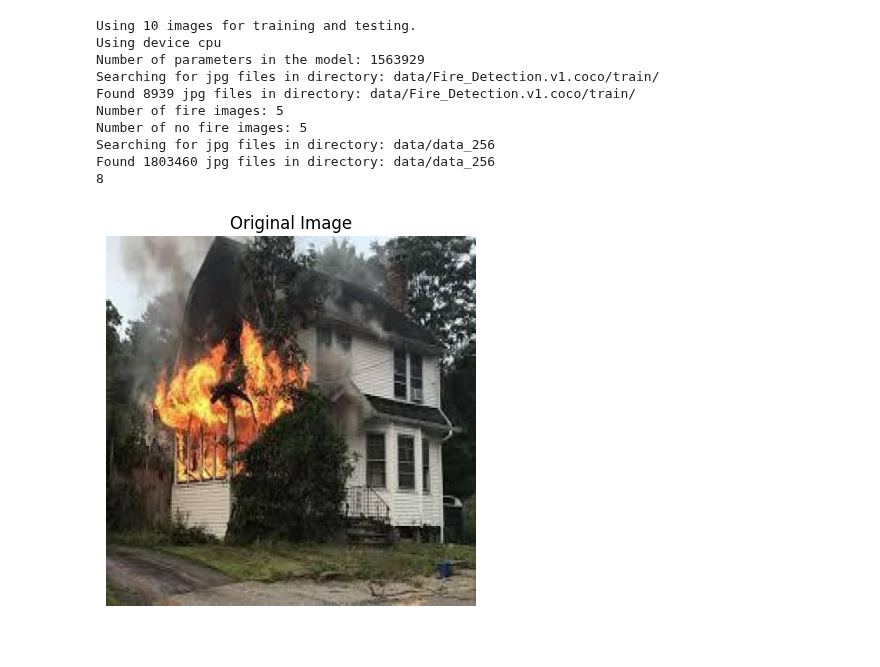
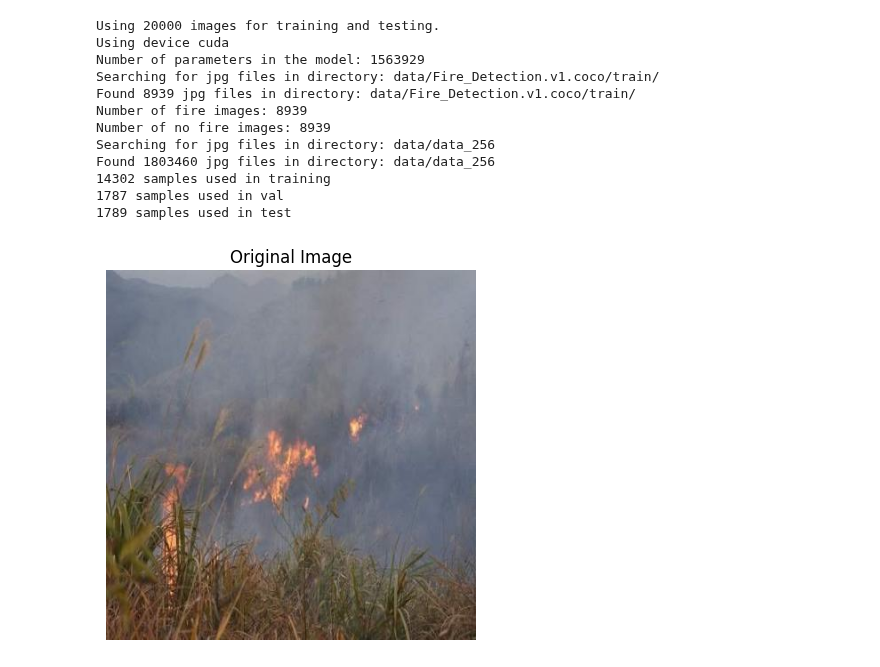
Before and after one commit to 4di03/FireDetection, a Jupyter notebook: train_cnn.ipynb, the cells around one changed output. Cells and saved outputs as stored; diff of their text form; code cells hidden in the pictures.

```diff
--- a/train_cnn.ipynb
+++ b/train_cnn.ipynb
@@ -3,8 +3,8 @@
 from train_cnn import TrainingModel, train_cnn, TRANSFORM, ModelWithTransform, get_image_data, visualize_loss_curve, visualize_layer_weights, TrainingParameters
 import torch
 import matplotlib.pyplot as plt
-n_samples = 10
-output_file_path = "test_model.pth"
+n_samples = 20000
+output_file_path = "test_model2.pth"
 
 print(f"Using {n_samples} images for training and testing.")
 
@@ -18,7 +18,7 @@ training_params = TrainingParameters(
         optimizer=optim,
         loss_function=torch.nn.BCEWithLogitsLoss(), # Binary Classification Loss that automatically applies sigmoid
         batch_size=128,
-        n_epochs=50,
+        n_epochs=15,
         scheduler = torch.optim.lr_scheduler.ReduceLROnPlateau(optim, mode='min', patience=5, factor=0.5), # reduce learning reate by half if no improvement in 5 epochs
         early_stopping_threshold=1e-5,
         device = DEVICE
@@ -26,40 +26,45 @@ training_params = TrainingParameters(
 
 # resize to 224x224 as preprocessing step
 model_and_transform = ModelWithTransform(model, TRANSFORM)
 
 train,val,test = get_image_data(n_samples)
 
-print(len(train))
+print(f"{len(train)} samples used in training")
+print(f"{len(val)} samples used in val")
+print(f"{len(test)} samples used in test")
+
 
 random_fire_img = None
 for i in range(0, len(train)):
     if train[i][1]:
         random_fire_img = train[i][0]
         break
 
 if random_fire_img is None:
     raise ValueError("No fire image found in the training set.")
 
 
 # show original image
 plt.imshow(random_fire_img.squeeze(0).permute(1, 2, 0).numpy())
 plt.axis('off')
 plt.title("Original Image")
 plt.show()
 
 random_fire_img = TRANSFORM(random_fire_img)
 # %% [output]
-Using 10 images for training and testing.
-Using device cpu
+Using 20000 images for training and testing.
+Using device cuda
 Number of parameters in the model: 1563929
 Searching for jpg files in directory: data/Fire_Detection.v1.coco/train/
 Found 8939 jpg files in directory: data/Fire_Detection.v1.coco/train/
-Number of fire images: 5
-Number of no fire images: 5
+Number of fire images: 8939
+Number of no fire images: 8939
 Searching for jpg files in directory: data/data_256
 Found 1803460 jpg files in directory: data/data_256
-8
+14302 samples used in training
+1787 samples used in val
+1789 samples used in test
-[figure, old version]
+[figure, new version]
 # %%
 
 
```
Also changed, not shown: parts of 4 cells of this notebook, 2 other files.
